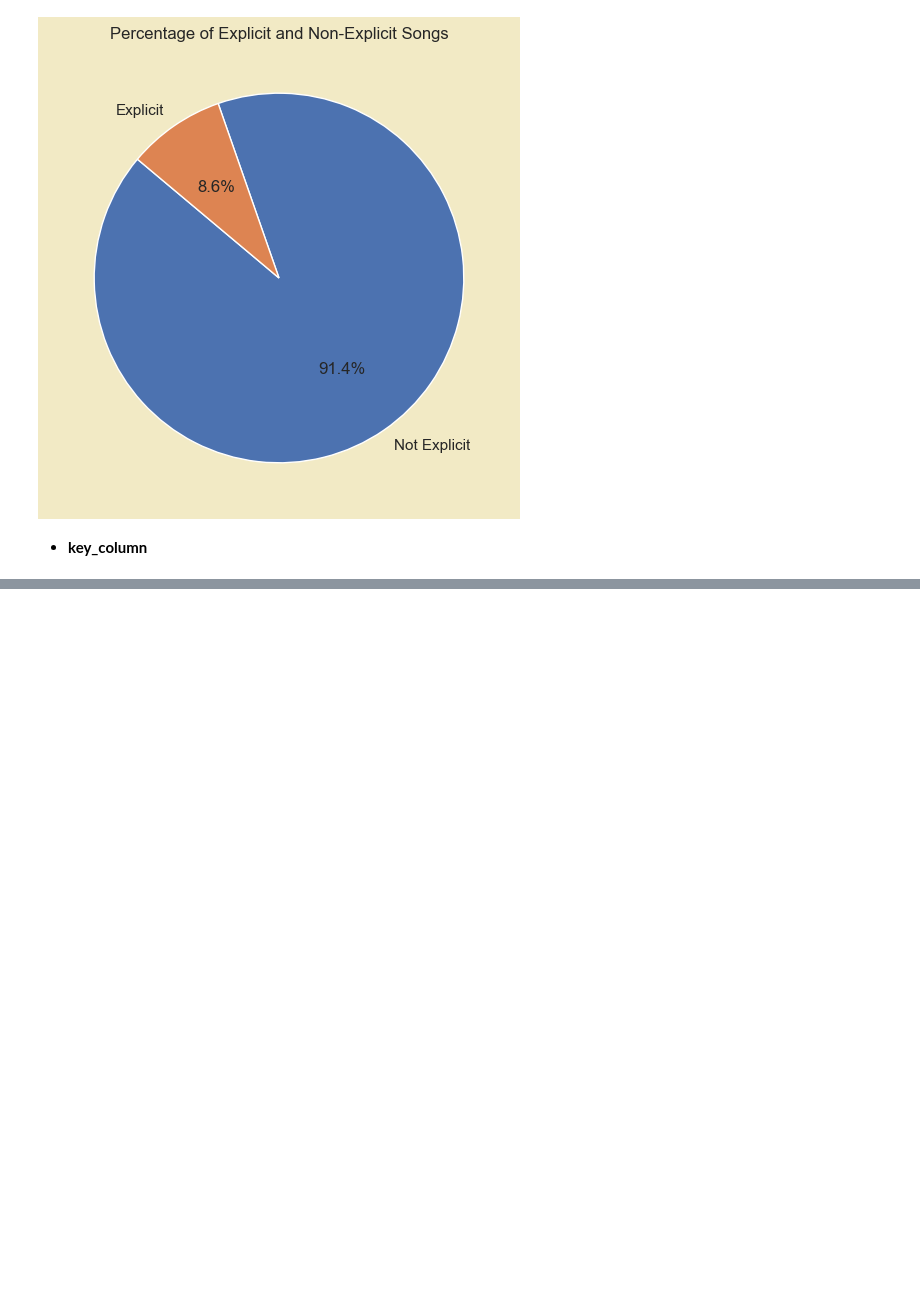
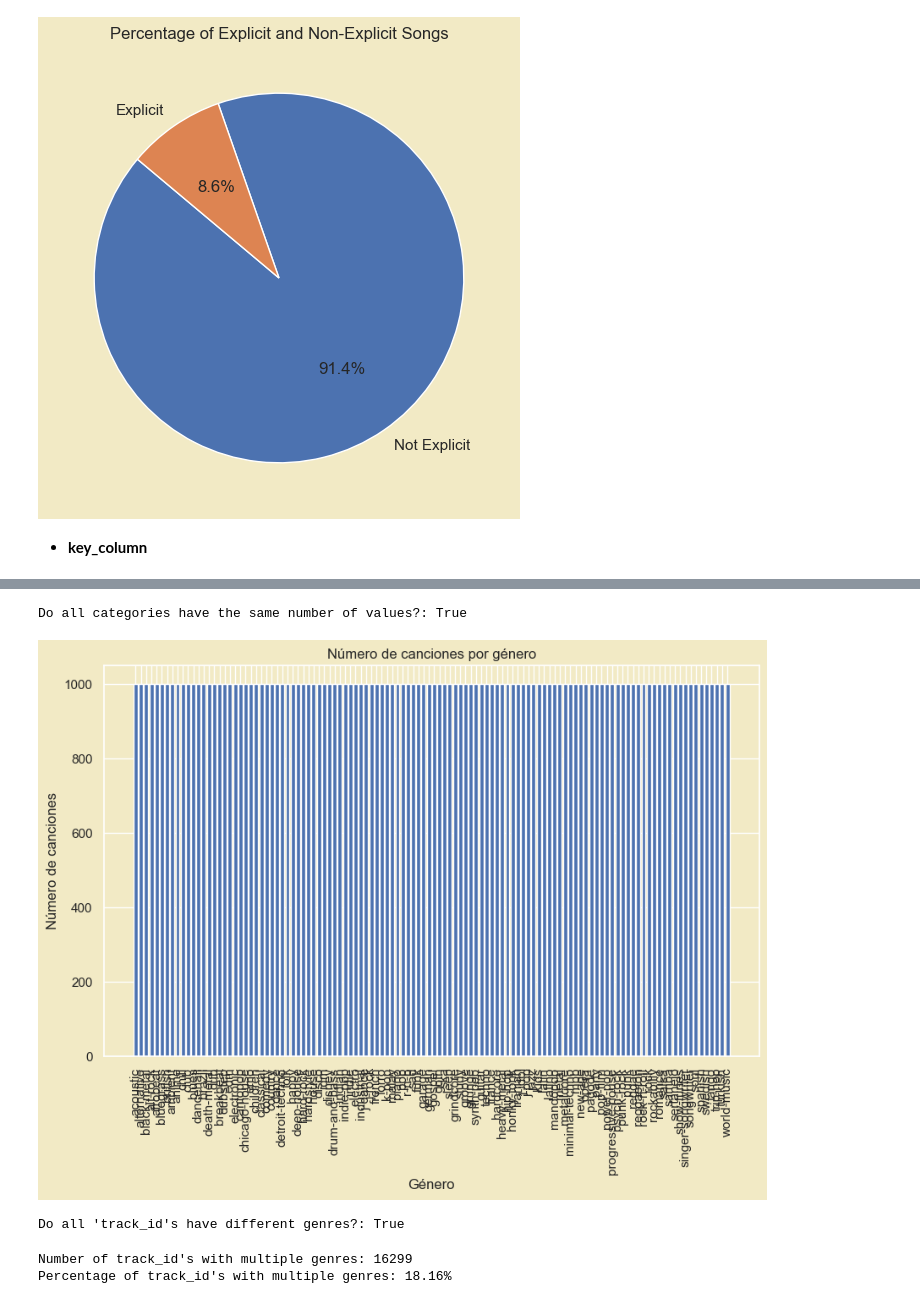
Before and after one commit to Juananalv205/Workshop002_spotify_grammy, a Jupyter notebook: notebooks/001_EDA_spotify.ipynb, the cells around one changed output, grey strips where cells are left out. Drawn from its saved outputs; the diff is of its cells as text; code cells hidden in the pictures; blank space fills up the shorter version.

```diff
--- a/notebooks/001_EDA_spotify.ipynb
+++ b/notebooks/001_EDA_spotify.ipynb
@@ -332,0 +484,2 @@ explicit_column = spotify_data['key_column']
+# %%
+track_genre = spotify_data['track_genre']
@@ -332,0 +513,52 @@ explicit_column = spotify_data['key_column']
+# %%
+# Check if all categories have the same number of values
+genre_counts = track_genre.value_counts()
+all_equal = genre_counts.nunique() == 1
+# Imprimir el resultado
+print(f"Do all categories have the same number of values?: {all_equal}")
+# %% [output]
+Do all categories have the same number of values?: True
+# %%
+# create a bar chart of the track_genre column
+plt.figure(figsize=(10, 6))
+# Using genre_counts.index and genre_counts for the labels and values respectively
+plt.bar(genre_counts.index, genre_counts)
+plt.title('Número de canciones por género')
+plt.xlabel('Género')
+plt.ylabel('Número de canciones')
+plt.xticks(rotation=90)  # Rotate x labels for better visibility
+plt.show()
+# %% [output]
+[figure, added]
+# %%
+# Obtaining the unique genres for each track_id
+track_genre_groups = spotify_data.groupby('track_id')['track_genre'].nunique()
+
+# Check if all track_ids have a single genre
+have_different_genres = track_genre_groups.max() > 1
+
+print(f"Do all 'track_id's have different genres?: {have_different_genres}")
+# %% [output]
+Do all 'track_id's have different genres?: True
+# %%
+# Count how many unique genres each track_id has
+track_genre_counts = spotify_data.groupby('track_id')['track_genre'].nunique()
+
+# Filter those track_id that have more than one genre
+multiple_genres = track_genre_counts[track_genre_counts > 1]
+
+# Show how many track_id have different genres
+count_multiple_genres = multiple_genres.count()
+
+# Calculate the total number of unique track_id
+total_track_ids = track_genre_counts.count()
+
+# Calculate the percentage of track_id with multiple genres
+percentage_multiple_genres = (count_multiple_genres / total_track_ids) * 100
+
+# Print the results
+print(f"Number of track_id's with multiple genres: {count_multiple_genres}")
+print(f"Percentage of track_id's with multiple genres: {percentage_multiple_genres:.2f}%")
+# %% [output]
+Number of track_id's with multiple genres: 16299
+Percentage of track_id's with multiple genres: 18.16%
```
Also changed, not shown: parts of 26 cells of this notebook, 1 other file.
